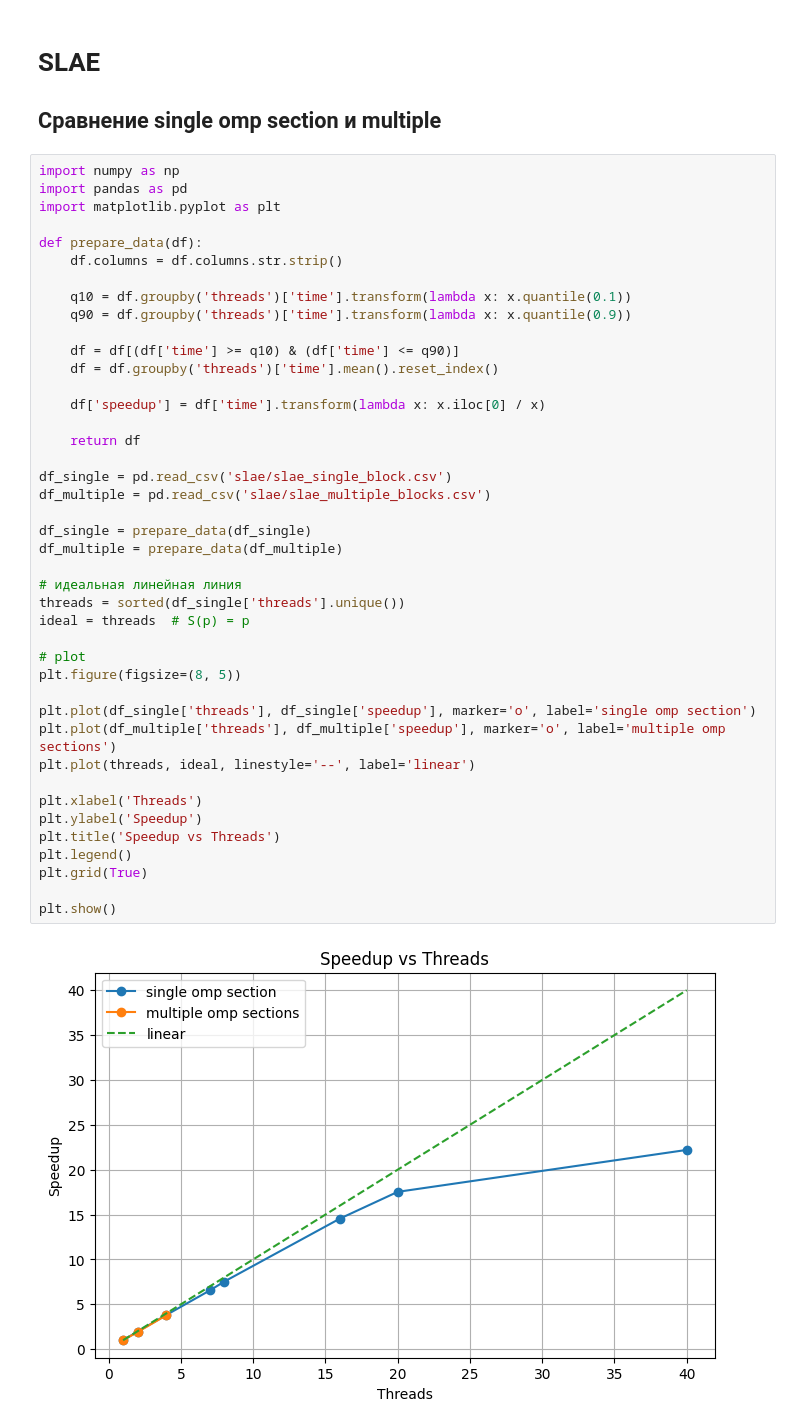
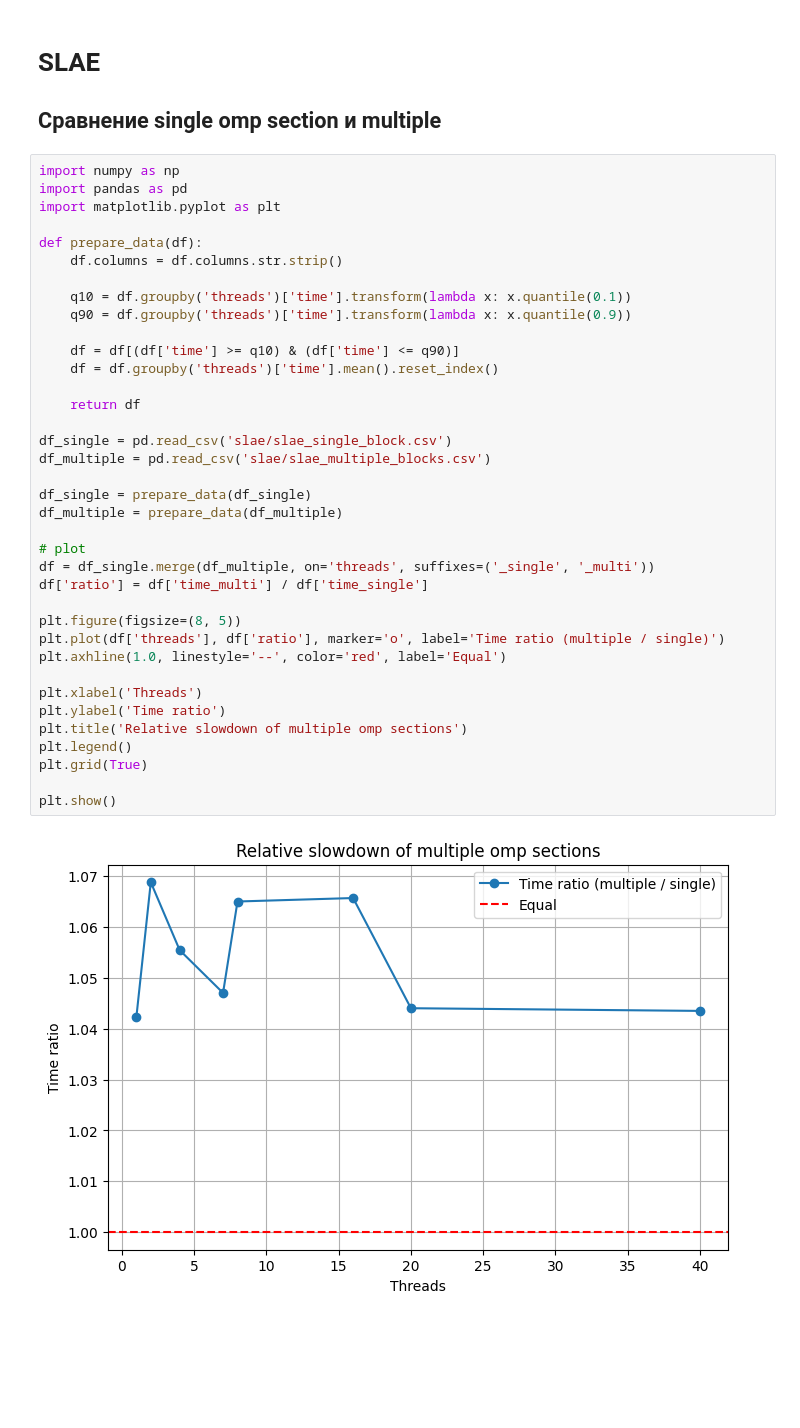
Before and after one commit to Lijnx/Parallelism-Theory-Tasks, a Jupyter notebook: task2/plots.ipynb, the cells around one changed output. Saved outputs shown, nothing was run; the diff lists cells and outputs as text; blank space fills up the shorter version.

Commit message:
fix slae_schedule test, add some plots

```diff
--- a/task2/plots.ipynb
+++ b/task2/plots.ipynb
@@ -136,43 +136,38 @@ Estimated saturation point: 34.60 threads
 import numpy as np
 import pandas as pd
 import matplotlib.pyplot as plt
 
 def prepare_data(df):
     df.columns = df.columns.str.strip()
 
     q10 = df.groupby('threads')['time'].transform(lambda x: x.quantile(0.1))
     q90 = df.groupby('threads')['time'].transform(lambda x: x.quantile(0.9))
 
     df = df[(df['time'] >= q10) & (df['time'] <= q90)]
     df = df.groupby('threads')['time'].mean().reset_index()
 
-    df['speedup'] = df['time'].transform(lambda x: x.iloc[0] / x)
-
     return df
 
 df_single = pd.read_csv('slae/slae_single_block.csv')
 df_multiple = pd.read_csv('slae/slae_multiple_blocks.csv')
 
 df_single = prepare_data(df_single)
 df_multiple = prepare_data(df_multiple)
 
-# идеальная линейная линия
-threads = sorted(df_single['threads'].unique())
-ideal = threads  # S(p) = p
+# plot
+df = df_single.merge(df_multiple, on='threads', suffixes=('_single', '_multi'))
+df['ratio'] = df['time_multi'] / df['time_single']
 
-# plot
 plt.figure(figsize=(8, 5))
-
-plt.plot(df_single['threads'], df_single['speedup'], marker='o', label='single omp section')
-plt.plot(df_multiple['threads'], df_multiple['speedup'], marker='o', label='multiple omp sections')
-plt.plot(threads, ideal, linestyle='--', label='linear')
+plt.plot(df['threads'], df['ratio'], marker='o', label='Time ratio (multiple / single)')
+plt.axhline(1.0, linestyle='--', color='red', label='Equal')
 
 plt.xlabel('Threads')
-plt.ylabel('Speedup')
-plt.title('Speedup vs Threads')
+plt.ylabel('Time ratio')
+plt.title('Relative slowdown of multiple omp sections')
 plt.legend()
 plt.grid(True)
 
 plt.show()
 # %% [output]
-[figure, old version]
+[figure, new version]
```
Also changed, not shown: parts of 1 cell of this notebook, 1 other file.
